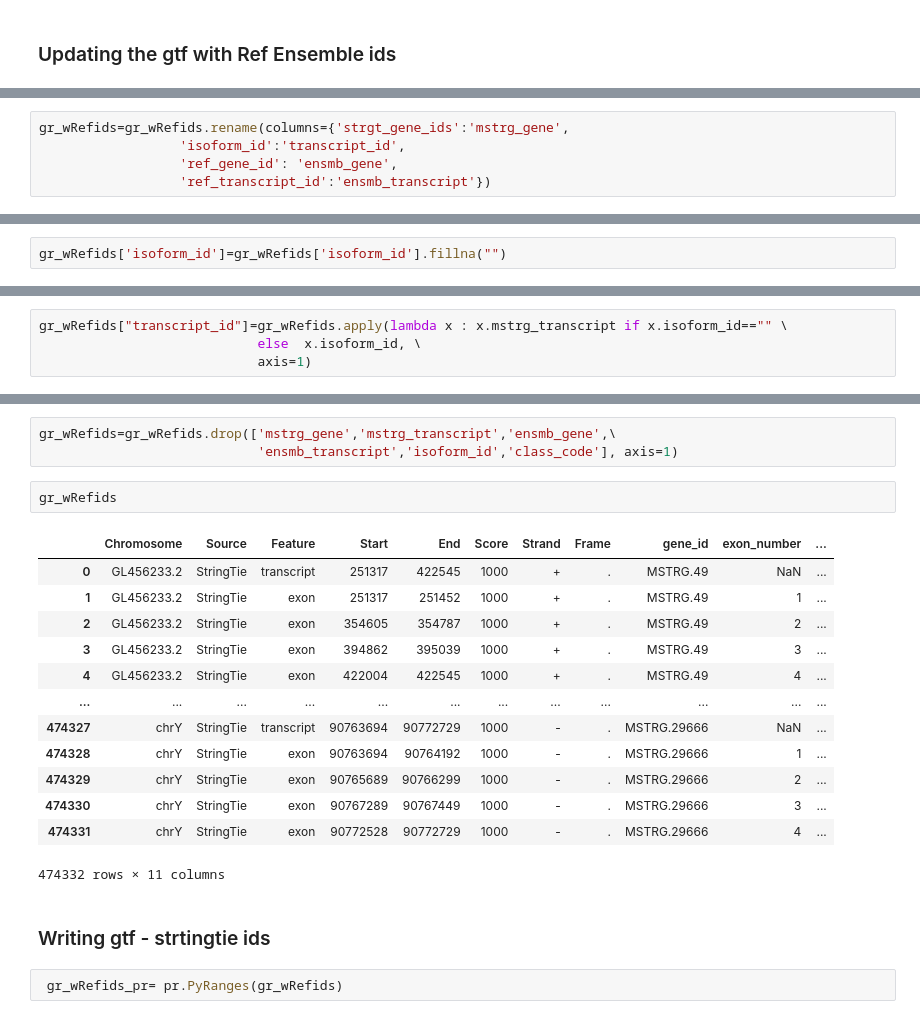
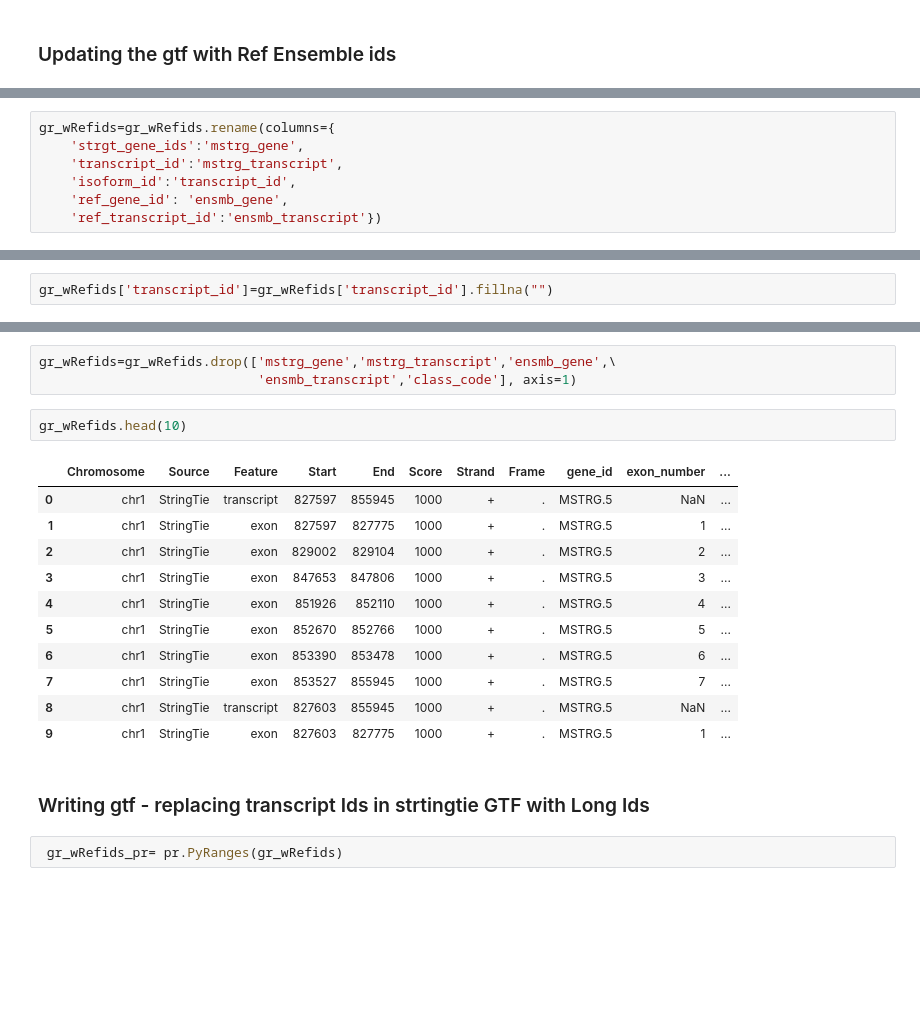
Before and after one commit to MethodsDev/kinnex-documentation-external, a Jupyter notebook: jupyter-notebooks/id_mapping_from_gffcompare.ipynb, the cells around one changed output, grey strips where cells are left out. Drawn from its saved outputs; the diff is of its cells as text; blank space fills up the shorter version.

```diff
--- a/jupyter-notebooks/id_mapping_from_gffcompare.ipynb
+++ b/jupyter-notebooks/id_mapping_from_gffcompare.ipynb
@@ -535,6 +439,8 @@ gr_wRefids=gr_wRefids.rename(columns={'transcript_id':'mstrg_transcript'})
 # %%
-gr_wRefids=gr_wRefids.rename(columns={'strgt_gene_ids':'mstrg_gene',
-                  'isoform_id':'transcript_id',
-                  'ref_gene_id': 'ensmb_gene',
-                  'ref_transcript_id':'ensmb_transcript'})
+gr_wRefids=gr_wRefids.rename(columns={
+    'strgt_gene_ids':'mstrg_gene',
+    'transcript_id':'mstrg_transcript',
+    'isoform_id':'transcript_id',
+    'ref_gene_id': 'ensmb_gene',
+    'ref_transcript_id':'ensmb_transcript'})
 # %%
@@ -544,2 +450,2 @@ len(gr_wRefids[gr_wRefids['isoform_id'].isnull()])
 # %%
-gr_wRefids['isoform_id']=gr_wRefids['isoform_id'].fillna("")
+gr_wRefids['transcript_id']=gr_wRefids['transcript_id'].fillna("")
@@ -571,4 +451,0 @@ Length: 474332, dtype: object
-# %%
-gr_wRefids["transcript_id"]=gr_wRefids.apply(lambda x : x.mstrg_transcript if x.isoform_id=="" \
-                            else  x.isoform_id, \
-                            axis=1)
@@ -583,24 +456,22 @@ len(gr_wRefids.loc[(gr_wRefids['class_code']=='u') & (gr_wRefids['Feature']=='tr
 # %%
 gr_wRefids=gr_wRefids.drop(['mstrg_gene','mstrg_transcript','ensmb_gene',\
-                            'ensmb_transcript','isoform_id','class_code'], axis=1)
+                            'ensmb_transcript','class_code'], axis=1)
 # %%
-gr_wRefids
+gr_wRefids.head(10)
 # %% [output]
 |  | Chromosome | Source | Feature | Start | End | Score | Strand | Frame | gene_id | exon_number | ... |
-| 0 | GL456233.2 | StringTie | transcript | 251317 | 422545 | 1000 | + | . | MSTRG.49 | NaN | ... |
-| 1 | GL456233.2 | StringTie | exon | 251317 | 251452 | 1000 | + | . | MSTRG.49 | 1 | ... |
-| 2 | GL456233.2 | StringTie | exon | 354605 | 354787 | 1000 | + | . | MSTRG.49 | 2 | ... |
-| 3 | GL456233.2 | StringTie | exon | 394862 | 395039 | 1000 | + | . | MSTRG.49 | 3 | ... |
-| 4 | GL456233.2 | StringTie | exon | 422004 | 422545 | 1000 | + | . | MSTRG.49 | 4 | ... |
-| ... | ... | ... | ... | ... | ... | ... | ... | ... | ... | ... | ... |
-| 474327 | chrY | StringTie | transcript | 90763694 | 90772729 | 1000 | - | . | MSTRG.29666 | NaN | ... |
-| 474328 | chrY | StringTie | exon | 90763694 | 90764192 | 1000 | - | . | MSTRG.29666 | 1 | ... |
-| 474329 | chrY | StringTie | exon | 90765689 | 90766299 | 1000 | - | . | MSTRG.29666 | 2 | ... |
-| 474330 | chrY | StringTie | exon | 90767289 | 90767449 | 1000 | - | . | MSTRG.29666 | 3 | ... |
-| 474331 | chrY | StringTie | exon | 90772528 | 90772729 | 1000 | - | . | MSTRG.29666 | 4 | ... |
+| 0 | chr1 | StringTie | transcript | 827597 | 855945 | 1000 | + | . | MSTRG.5 | NaN | ... |
+| 1 | chr1 | StringTie | exon | 827597 | 827775 | 1000 | + | . | MSTRG.5 | 1 | ... |
+| 2 | chr1 | StringTie | exon | 829002 | 829104 | 1000 | + | . | MSTRG.5 | 2 | ... |
+| 3 | chr1 | StringTie | exon | 847653 | 847806 | 1000 | + | . | MSTRG.5 | 3 | ... |
+| 4 | chr1 | StringTie | exon | 851926 | 852110 | 1000 | + | . | MSTRG.5 | 4 | ... |
+| 5 | chr1 | StringTie | exon | 852670 | 852766 | 1000 | + | . | MSTRG.5 | 5 | ... |
+| 6 | chr1 | StringTie | exon | 853390 | 853478 | 1000 | + | . | MSTRG.5 | 6 | ... |
+| 7 | chr1 | StringTie | exon | 853527 | 855945 | 1000 | + | . | MSTRG.5 | 7 | ... |
+| 8 | chr1 | StringTie | transcript | 827603 | 855945 | 1000 | + | . | MSTRG.5 | NaN | ... |
+| 9 | chr1 | StringTie | exon | 827603 | 827775 | 1000 | + | . | MSTRG.5 | 1 | ... |
-474332 rows × 11 columns
 # %% [markdown]
-### Writing gtf - strtingtie ids
+### Writing gtf - replacing transcript Ids in strtingtie GTF with Long Ids
 # %%
  gr_wRefids_pr= pr.PyRanges(gr_wRefids)
 # %%
```
Also changed, not shown: parts of 57 cells of this notebook, 1 other file.
